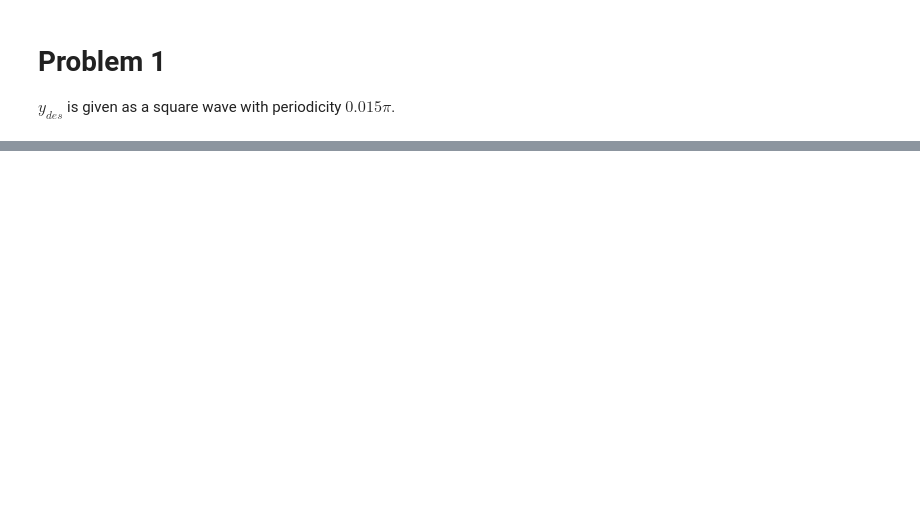
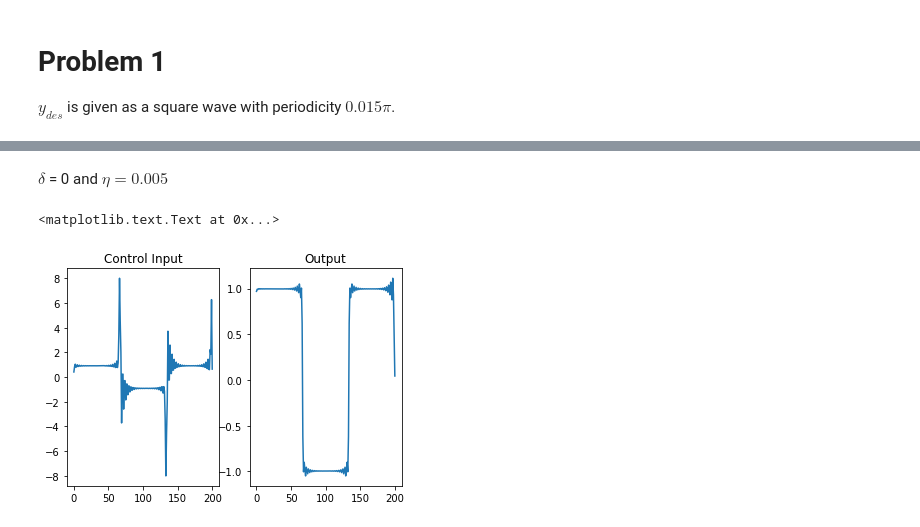
Before and after one commit to akhshah/classes, a Jupyter notebook: fall17/ee381k/hw0/b/p1.ipynb, the cells around one changed output, grey strips where cells are left out. Cells and saved outputs as stored; diff of their text form; code cells hidden in the pictures; blank space fills up the shorter version.

```diff
--- a/fall17/ee381k/hw0/b/p1.ipynb
+++ b/fall17/ee381k/hw0/b/p1.ipynb
@@ -6,7 +6,7 @@ $y_{des}$ is given as a square wave with periodicity $0.015\pi$.
 from cvxpy import *
 import numpy as np
 import matplotlib.pyplot as plt
-from scipy import signal
+from scipy import signal, linalg
 
 def h(t):
     return 1/9*(0.9)**t*(1-0.4*np.cos(2*t))
@@ -15,4 +15,5 @@ t = np.linspace(0, 200, 201)
 %matplotlib inline
 ydes = signal.square(0.015*np.pi*t)
 plt.plot(t, ydes)
+N = 200
 # %% [output]
@@ -22,0 +21,20 @@ u = Variable(1,201)
+# %%
+u = Variable(N+1)
+H = np.zeros((N+1, N+1))
+D = np.zeros((N, N+1))
+Hrow = np.zeros((1, N+1))
+Hcol = np.zeros((N+1, 1))
+Hcol[0,0] = h(0)
+for i in range(0, N+1):
+    Hrow[0,i] = h(i)
+for i in range(0, N):
+    D[i][i] = -1
+    D[i][i+1] = 1
+
+H = linalg.toeplitz(Hcol, Hrow)
+
+delta = 0
+eta = 0.005
+objective = Minimize(sum_squares(ydes - H*u)/(N+1) + eta*sum_squares(u)/(N+1) + delta*sum_squares(D*u)/N)
+prob = Problem(objective)
+prob.solve(verbose=True)
@@ -22,0 +61,12 @@ u = Variable(1,201)
+# %% [markdown]
+$\delta$ = 0 and $\eta = 0.005$
+# %%
+%matplotlib inline
+fig, ax = plt.subplots(1, 2)
+ax[0].plot(t,u.value)
+ax[0].set_title("Control Input")
+ax[1].plot(t, H*u.value)
+ax[1].set_title("Output")
+# %% [output]
+<matplotlib.text.Text at 0x...>
+[figure, added]
```
Also changed, not shown: parts of 9 cells of this notebook, 6 other files.
